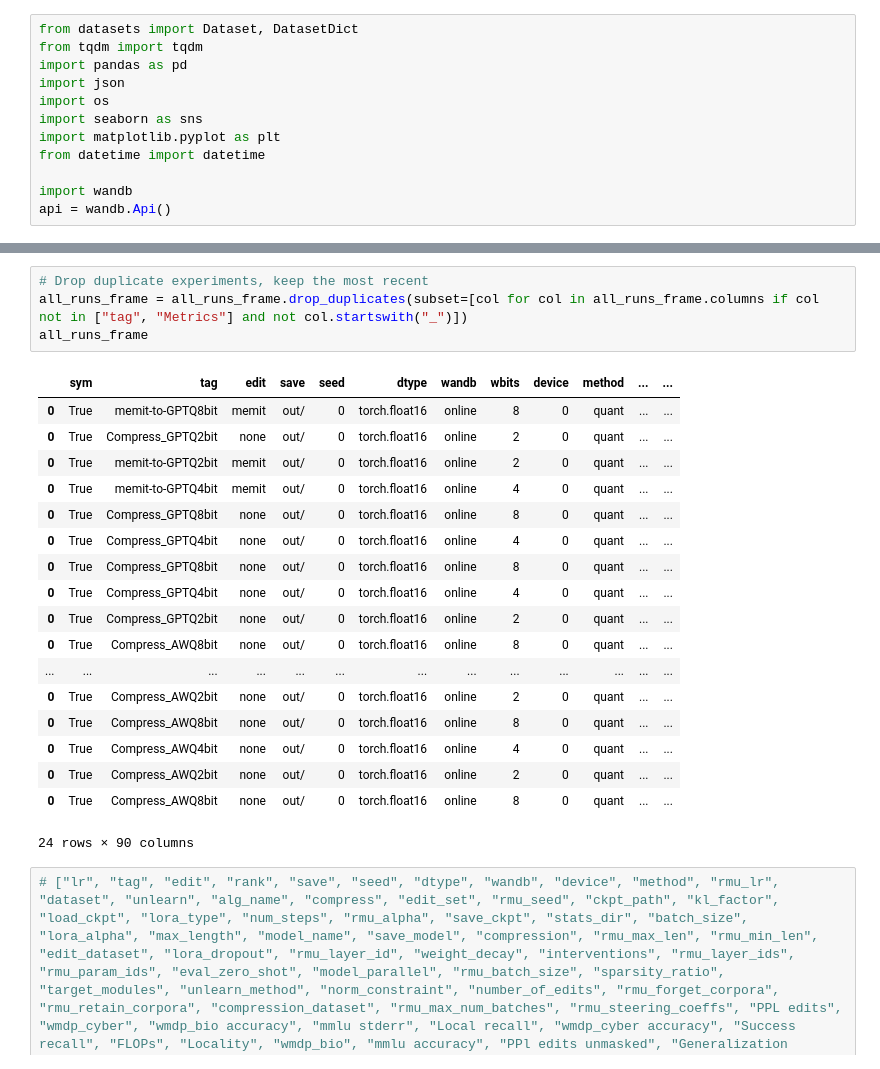
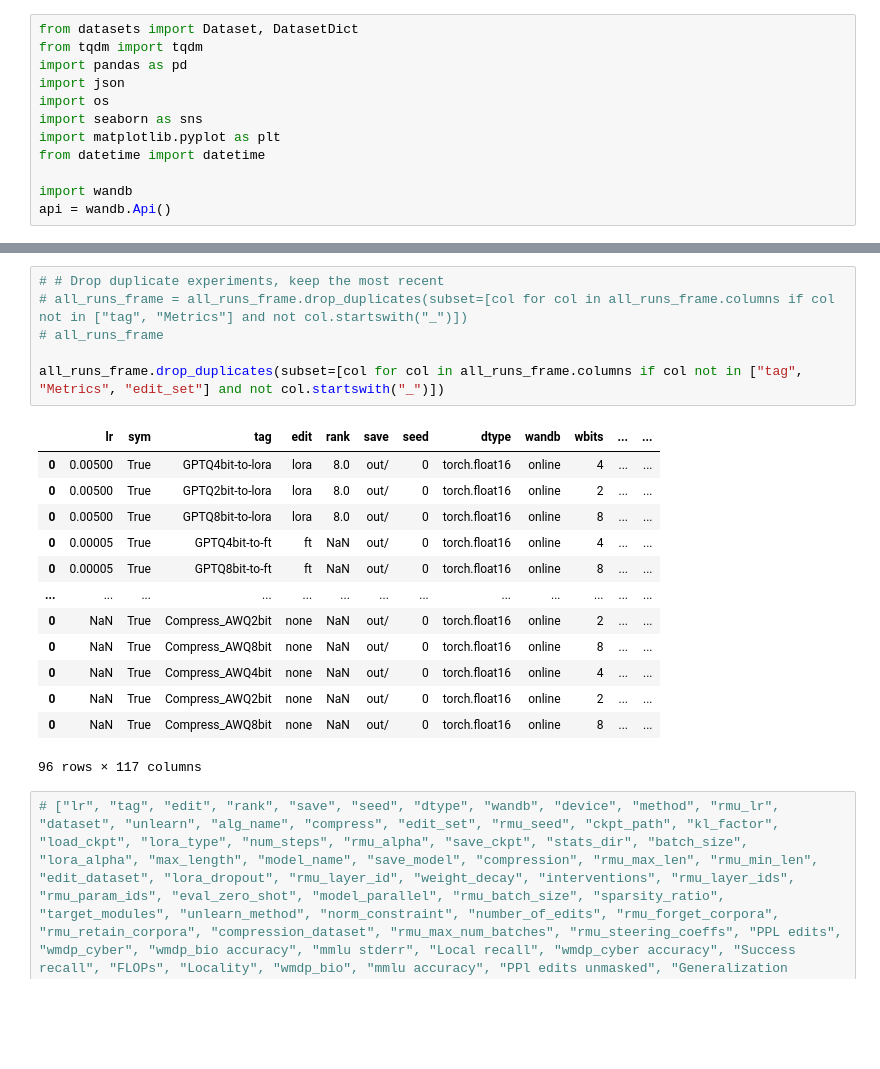
Before and after one commit to hartvigsen-group/composable-interventions, a Jupyter notebook: notebooks/pull_wandb_data.ipynb, the cells around one changed output, grey strips where cells are left out. Saved outputs shown, nothing was run; the diff lists cells and outputs as text; blank space fills up the shorter version.

```diff
--- a/notebooks/pull_wandb_data.ipynb
+++ b/notebooks/pull_wandb_data.ipynb
@@ -73,26 +98,23 @@ all_runs_frame
 # %%
-# Drop duplicate experiments, keep the most recent
-all_runs_frame = all_runs_frame.drop_duplicates(subset=[col for col in all_runs_frame.columns if col not in ["tag", "Metrics"] and not col.startswith("_")])
-all_runs_frame
+# # Drop duplicate experiments, keep the most recent
+# all_runs_frame = all_runs_frame.drop_duplicates(subset=[col for col in all_runs_frame.columns if col not in ["tag", "Metrics"] and not col.startswith("_")])
+# all_runs_frame
+
+all_runs_frame.drop_duplicates(subset=[col for col in all_runs_frame.columns if col not in ["tag", "Metrics", "edit_set"] and not col.startswith("_")])
 # %% [output]
-|  | sym | tag | edit | save | seed | dtype | wandb | wbits | device | method | ... | ... |
-| 0 | True | memit-to-GPTQ8bit | memit | out/ | 0 | torch.float16 | online | 8 | 0 | quant | ... | ... |
-| 0 | True | Compress_GPTQ2bit | none | out/ | 0 | torch.float16 | online | 2 | 0 | quant | ... | ... |
-| 0 | True | memit-to-GPTQ2bit | memit | out/ | 0 | torch.float16 | online | 2 | 0 | quant | ... | ... |
-| 0 | True | memit-to-GPTQ4bit | memit | out/ | 0 | torch.float16 | online | 4 | 0 | quant | ... | ... |
-| 0 | True | Compress_GPTQ8bit | none | out/ | 0 | torch.float16 | online | 8 | 0 | quant | ... | ... |
-| 0 | True | Compress_GPTQ4bit | none | out/ | 0 | torch.float16 | online | 4 | 0 | quant | ... | ... |
-| 0 | True | Compress_GPTQ8bit | none | out/ | 0 | torch.float16 | online | 8 | 0 | quant | ... | ... |
-| 0 | True | Compress_GPTQ4bit | none | out/ | 0 | torch.float16 | online | 4 | 0 | quant | ... | ... |
-| 0 | True | Compress_GPTQ2bit | none | out/ | 0 | torch.float16 | online | 2 | 0 | quant | ... | ... |
-| 0 | True | Compress_AWQ8bit | none | out/ | 0 | torch.float16 | online | 8 | 0 | quant | ... | ... |
+|  | lr | sym | tag | edit | rank | save | seed | dtype | wandb | wbits | ... | ... |
+| 0 | 0.00500 | True | GPTQ4bit-to-lora | lora | 8.0 | out/ | 0 | torch.float16 | online | 4 | ... | ... |
+| 0 | 0.00500 | True | GPTQ2bit-to-lora | lora | 8.0 | out/ | 0 | torch.float16 | online | 2 | ... | ... |
+| 0 | 0.00500 | True | GPTQ8bit-to-lora | lora | 8.0 | out/ | 0 | torch.float16 | online | 8 | ... | ... |
+| 0 | 0.00005 | True | GPTQ4bit-to-ft | ft | NaN | out/ | 0 | torch.float16 | online | 4 | ... | ... |
+| 0 | 0.00005 | True | GPTQ8bit-to-ft | ft | NaN | out/ | 0 | torch.float16 | online | 8 | ... | ... |
 | ... | ... | ... | ... | ... | ... | ... | ... | ... | ... | ... | ... | ... |
-| 0 | True | Compress_AWQ2bit | none | out/ | 0 | torch.float16 | online | 2 | 0 | quant | ... | ... |
-| 0 | True | Compress_AWQ8bit | none | out/ | 0 | torch.float16 | online | 8 | 0 | quant | ... | ... |
-| 0 | True | Compress_AWQ4bit | none | out/ | 0 | torch.float16 | online | 4 | 0 | quant | ... | ... |
-| 0 | True | Compress_AWQ2bit | none | out/ | 0 | torch.float16 | online | 2 | 0 | quant | ... | ... |
-| 0 | True | Compress_AWQ8bit | none | out/ | 0 | torch.float16 | online | 8 | 0 | quant | ... | ... |
+| 0 | NaN | True | Compress_AWQ2bit | none | NaN | out/ | 0 | torch.float16 | online | 2 | ... | ... |
+| 0 | NaN | True | Compress_AWQ8bit | none | NaN | out/ | 0 | torch.float16 | online | 8 | ... | ... |
+| 0 | NaN | True | Compress_AWQ4bit | none | NaN | out/ | 0 | torch.float16 | online | 4 | ... | ... |
+| 0 | NaN | True | Compress_AWQ2bit | none | NaN | out/ | 0 | torch.float16 | online | 2 | ... | ... |
+| 0 | NaN | True | Compress_AWQ8bit | none | NaN | out/ | 0 | torch.float16 | online | 8 | ... | ... |
-24 rows × 90 columns
+96 rows × 117 columns
 # %%
 # ["lr", "tag", "edit", "rank", "save", "seed", "dtype", "wandb", "device", "method", "rmu_lr", "dataset", "unlearn", "alg_name", "compress", "edit_set", "rmu_seed", "ckpt_path", "kl_factor", "load_ckpt", "lora_type", "num_steps", "rmu_alpha", "save_ckpt", "stats_dir", "batch_size", "lora_alpha", "max_length", "model_name", "save_model", "compression", "rmu_max_len", "rmu_min_len", "edit_dataset", "lora_dropout", "rmu_layer_id", "weight_decay", "interventions", "rmu_layer_ids", "rmu_param_ids", "eval_zero_shot", "model_parallel", "rmu_batch_size", "sparsity_ratio", "target_modules", "unlearn_method", "norm_constraint", "number_of_edits", "rmu_forget_corpora", "rmu_retain_corpora", "compression_dataset", "rmu_max_num_batches", "rmu_steering_coeffs", "PPL edits", "wmdp_cyber", "wmdp_bio accuracy", "mmlu stderr", "Local recall", "wmdp_cyber accuracy", "Success recall", "FLOPs", "Locality", "wmdp_bio", "mmlu accuracy", "PPl edits unmasked", "Generalization recall", "Metrics", "_step", "Average bits", "mmlu", "_wandb", "_runtime", "Rewrite accuracy", "PPL", "Latency", "PPl QA", "Generalization", "wmdp_bio stderr", "wmdp_cyber stderr", "_timestamp", "ln_f_module", "lm_head_module", "mlp_module_tmp", "attn_module_tmp", "layer_module_tmp", "rewrite_module_tmp", "objective_optimization", "sym", "wbits", "nearest", "new_eval", "nsamples", "percdamp", "act_order", "groupsize", "zero_point", "use_variant", "prune_method", "sparsity_type", "static_groups", "true_sequential"]
 # %%
```
Also changed, not shown: parts of 6 cells of this notebook.
